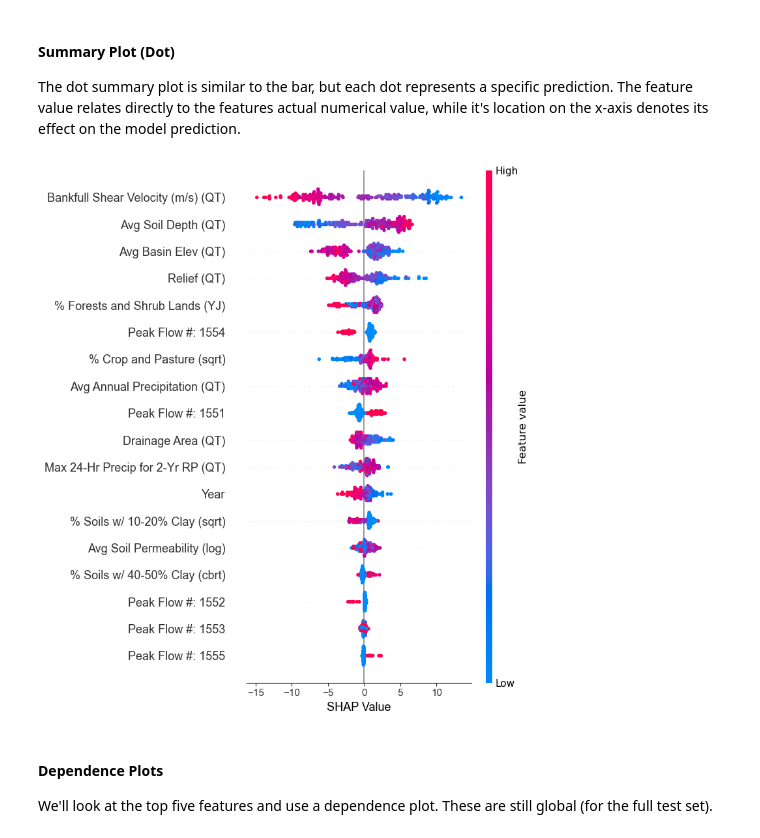
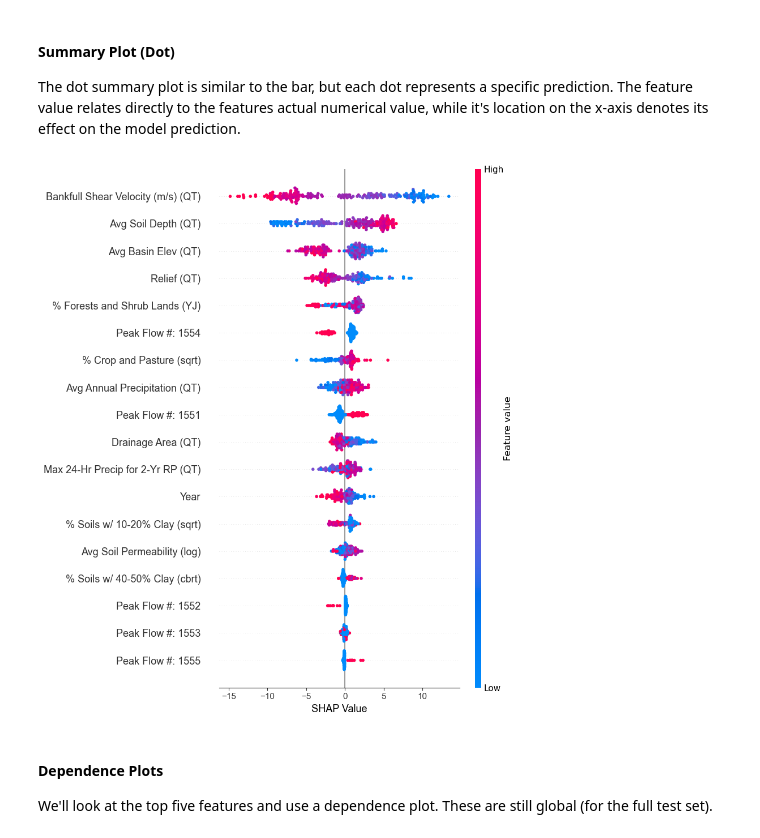
Before and after one commit to ReillyOare/Embeddedness_ML_XAI, a Jupyter notebook: virginia_streamstats/evaluation/VADEQ_StreamStats_Evaluation.ipynb, the cells around one changed output. Saved outputs shown, nothing was run; the diff lists cells and outputs as text; code cells hidden in the pictures.

Commit message:
changing of figures

```diff
--- a/virginia_streamstats/evaluation/VADEQ_StreamStats_Evaluation.ipynb
+++ b/virginia_streamstats/evaluation/VADEQ_StreamStats_Evaluation.ipynb
@@ -307,24 +307,25 @@ FileNotFoundError: [Errno 2] No such file or directory: 'C:\\Users\\reill\\Docum
 #### Summary Plot (Dot)
 The dot summary plot is similar to the bar, but each dot represents a specific prediction. The feature value relates directly to the features actual numerical value, while it's location on the x-axis denotes its effect on the model prediction.
 # %%
-# SHAP Summary Plot Dot)
+# SHAP Summary Plot Dot
 shap.summary_plot(shap_values, x_test,
-                  show = False)
+                  show = False,
+                 plot_size=(9, 10))
 plt.xlabel('SHAP Value', fontname = 'Arial')
 ax = plt.gca()
 for tick in ax.get_xticklabels():
     tick.set_fontname("Arial")
 for tick in ax.get_yticklabels():
     tick.set_fontname("Arial")
 
 # Save to results folder
 shap_dot_path = os.path.join(BASE_DIR, "virginia_streamstats", "results", "figures", "shap_summary_dot.png")
-plt.savefig(shap_dot_path, dpi = 600, bbox_inches = 'tight')
+plt.savefig(shap_dot_path, dpi = 300, bbox_inches = 'tight')
 
 # Show plot
 plt.show()
 # %% [output]
-[figure, old version]
+[figure, new version]
 # %% [markdown]
 #### Dependence Plots
 We'll look at the top five features and use a dependence plot. These are still global (for the full test set).
```
Also changed, not shown: 1 other file.
